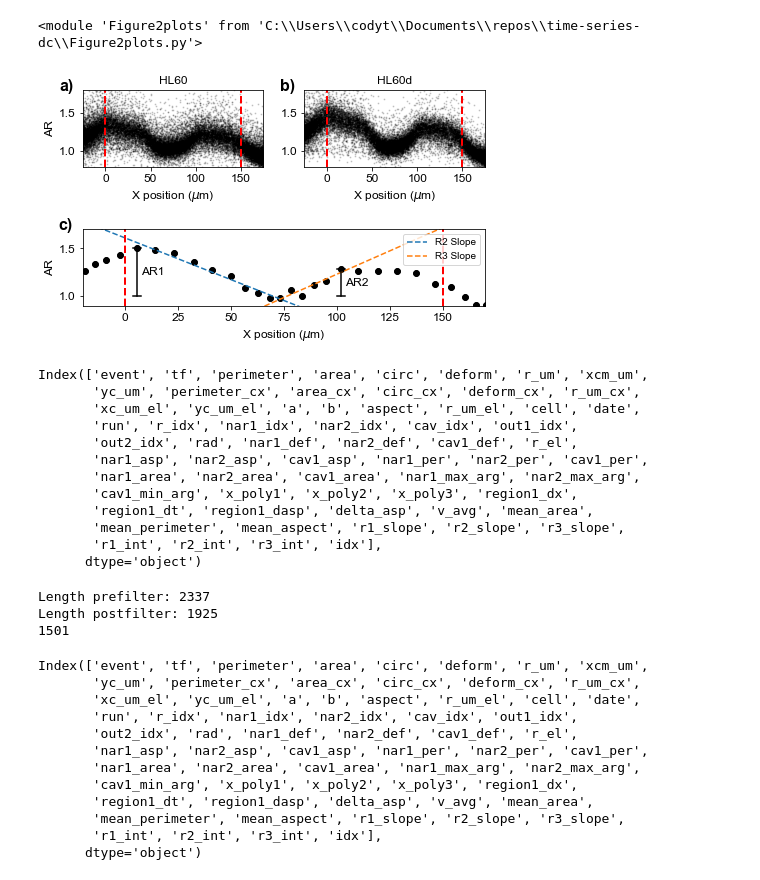
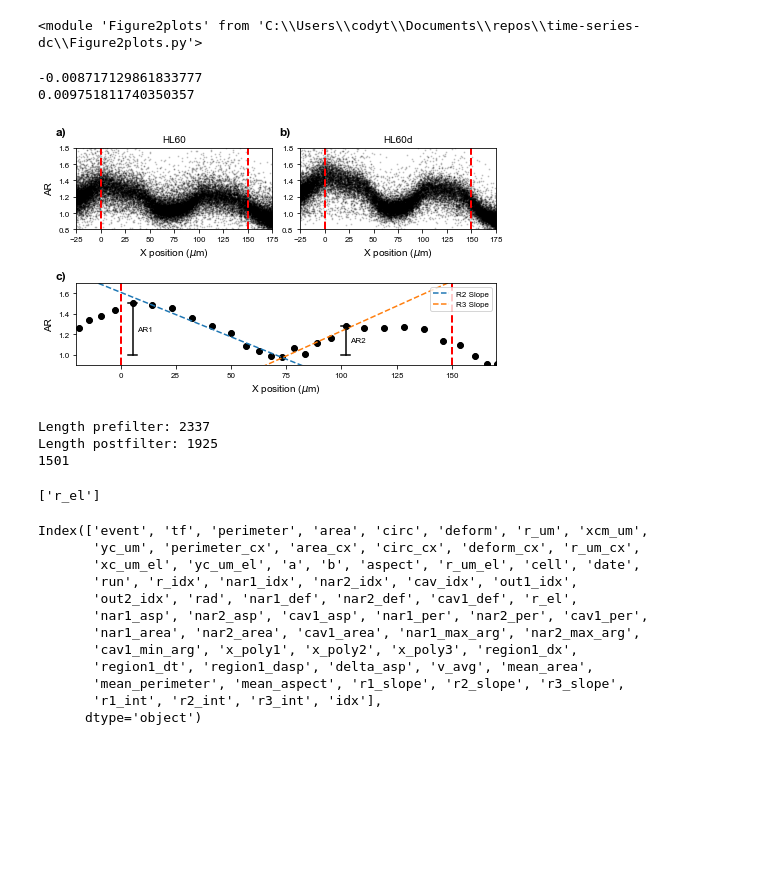
Before and after one commit to siwylab/time-series-dc, a Jupyter notebook: Figure 2.ipynb, the cells around one changed output. Drawn from its saved outputs; the diff is of its cells as text; code cells hidden in the pictures; blank space fills up the shorter version.

Commit message:
added a bunch of figure code

```diff
--- a/Figure 2.ipynb
+++ b/Figure 2.ipynb
@@ -36,24 +36,12 @@ importlib.reload(Figure2plots)
 # %% [output]
 <module 'Figure2plots' from 'C:\\Users\\codyt\\Documents\\repos\\time-series-dc\\Figure2plots.py'>
 # %%
-Figure2plots.feat_x_sub_fit(df,'./figures/figure2/aspect_fits.png','AR',feature='aspect',trend=False,save=True)
+importlib.reload(Figure2plots)
+Figure2plots.feat_x_sub_fit_font(df,'./figures/figure2/aspect_fits_update.png','AR',feature='aspect',trend=False,save=True)
 # %% [output]
+-0.008717129861833777
+0.009751811740350357
-[figure, old version]
+[figure, new version]
-# %%
-df.columns
-# %% [output]
-Index(['event', 'tf', 'perimeter', 'area', 'circ', 'deform', 'r_um', 'xcm_um',
-       'yc_um', 'perimeter_cx', 'area_cx', 'circ_cx', 'deform_cx', 'r_um_cx',
-       'xc_um_el', 'yc_um_el', 'a', 'b', 'aspect', 'r_um_el', 'cell', 'date',
-       'run', 'r_idx', 'nar1_idx', 'nar2_idx', 'cav_idx', 'out1_idx',
-       'out2_idx', 'rad', 'nar1_def', 'nar2_def', 'cav1_def', 'r_el',
-       'nar1_asp', 'nar2_asp', 'cav1_asp', 'nar1_per', 'nar2_per', 'cav1_per',
-       'nar1_area', 'nar2_area', 'cav1_area', 'nar1_max_arg', 'nar2_max_arg',
-       'cav1_min_arg', 'x_poly1', 'x_poly2', 'x_poly3', 'region1_dx',
-       'region1_dt', 'region1_dasp', 'delta_asp', 'v_avg', 'mean_area',
-       'mean_perimeter', 'mean_aspect', 'r1_slope', 'r2_slope', 'r3_slope',
-       'r1_int', 'r2_int', 'r3_int', 'idx'],
-      dtype='object')
 # %%
 df = pd.read_pickle('D://Datasets//FINAL_DF_light')
 df['idx'] = range(len(df))
@@ -66,6 +54,10 @@ print(len(df))
 Length prefilter: 2337
 Length postfilter: 1925
 1501
+# %%
+df.columns[df.isna().any()].tolist()
+# %% [output]
+['r_el']
 # %%
 df.columns
 # %% [output]
```
Also changed, not shown: parts of 1 cell of this notebook, 13 other files.
